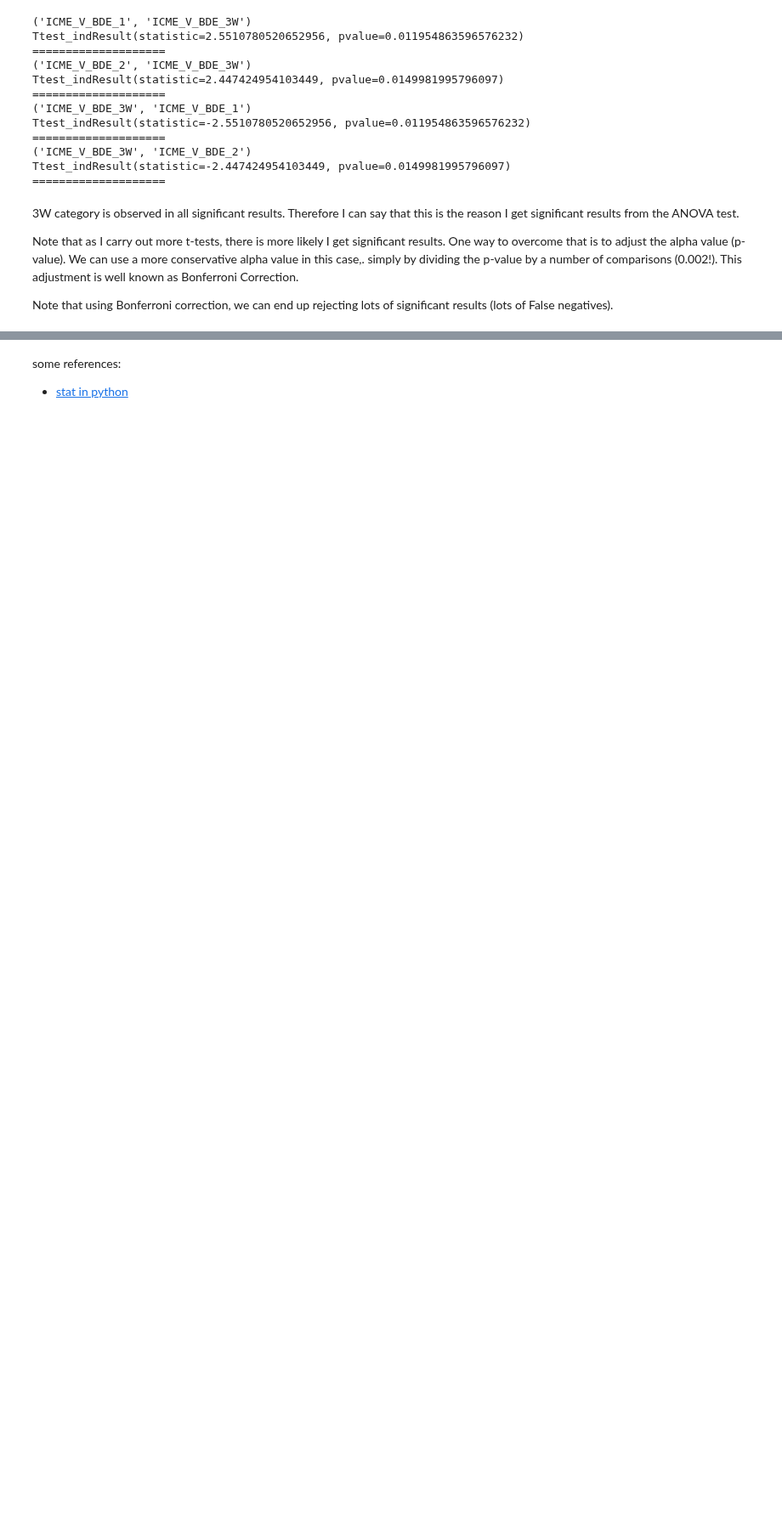
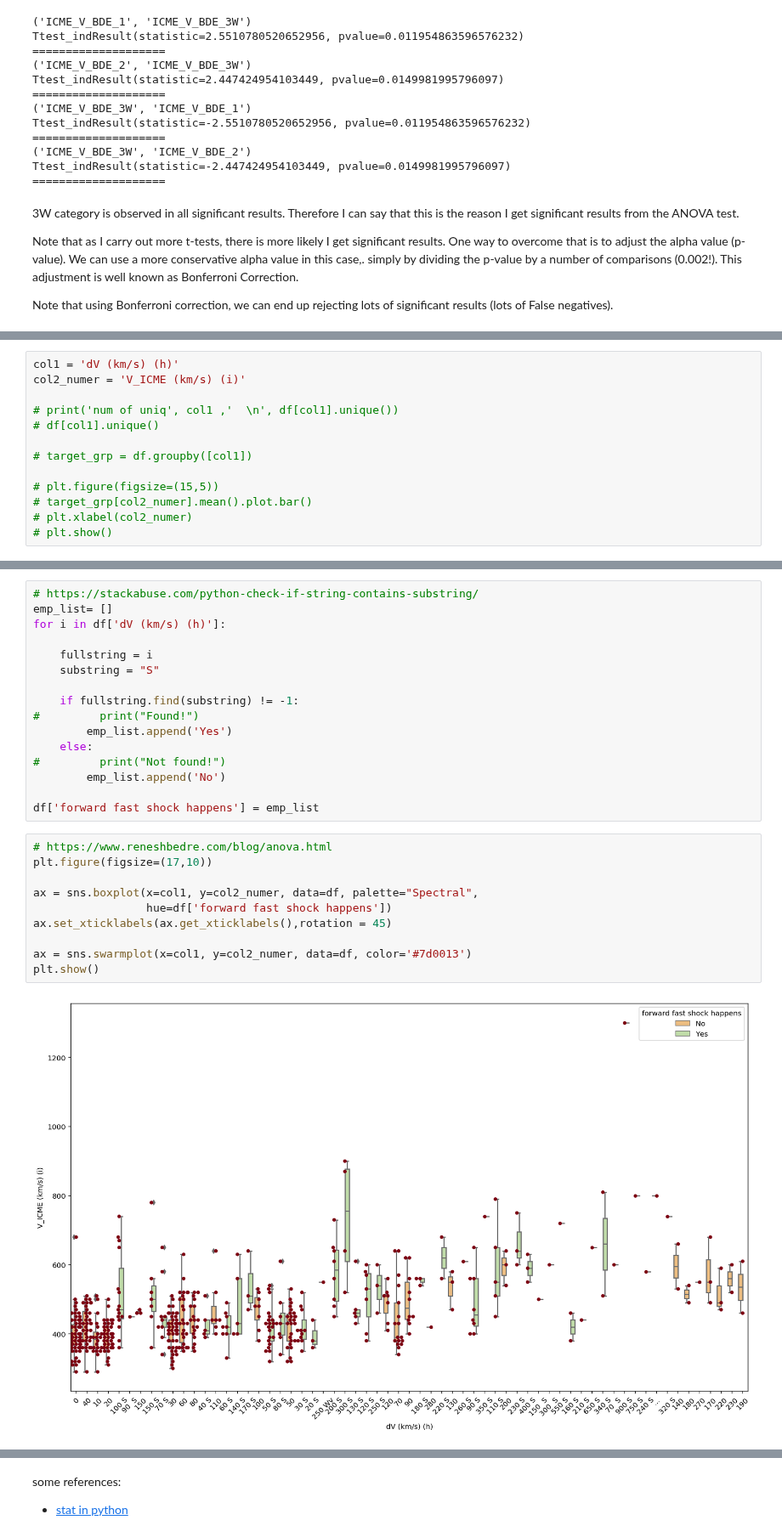
Before and after one commit to Atashnezhad/CME_forcast, a Jupyter notebook: Statistical_Analysis/Statistical_Analysis.ipynb, the cells around one changed output, grey strips where cells are left out. Shown at 85% size. Drawn from its saved outputs; the diff is of its cells as text; blank space fills up the shorter version.

```diff
--- a/Statistical_Analysis/Statistical_Analysis.ipynb
+++ b/Statistical_Analysis/Statistical_Analysis.ipynb
@@ -390,0 +402,13 @@ Note that using Bonferroni correction, we can end up rejecting lots of significa
+# %%
+col1 = 'dV (km/s) (h)'
+col2_numer = 'V_ICME (km/s) (i)'
+
+# print('num of uniq', col1 ,'  \n', df[col1].unique())
+# df[col1].unique()
+
+# target_grp = df.groupby([col1])
+
+# plt.figure(figsize=(15,5))
+# target_grp[col2_numer].mean().plot.bar()
+# plt.xlabel(col2_numer)
+# plt.show()
@@ -390,0 +426,28 @@ Note that using Bonferroni correction, we can end up rejecting lots of significa
+# %%
+# https://stackabuse.com/python-check-if-string-contains-substring/
+emp_list= []
+for i in df['dV (km/s) (h)']:
+
+    fullstring = i
+    substring = "S"
+
+    if fullstring.find(substring) != -1:
+#         print("Found!")
+        emp_list.append('Yes')
+    else:
+#         print("Not found!")
+        emp_list.append('No')
+
+df['forward fast shock happens'] = emp_list
+# %%
+# https://www.reneshbedre.com/blog/anova.html
+plt.figure(figsize=(17,10))
+
+ax = sns.boxplot(x=col1, y=col2_numer, data=df, palette="Spectral",
+                 hue=df['forward fast shock happens'])
+ax.set_xticklabels(ax.get_xticklabels(),rotation = 45)
+
+ax = sns.swarmplot(x=col1, y=col2_numer, data=df, color='#7d0013')
+plt.show()
+# %% [output]
+[figure, added]
```
Also changed, not shown: parts of 14 cells of this notebook.
